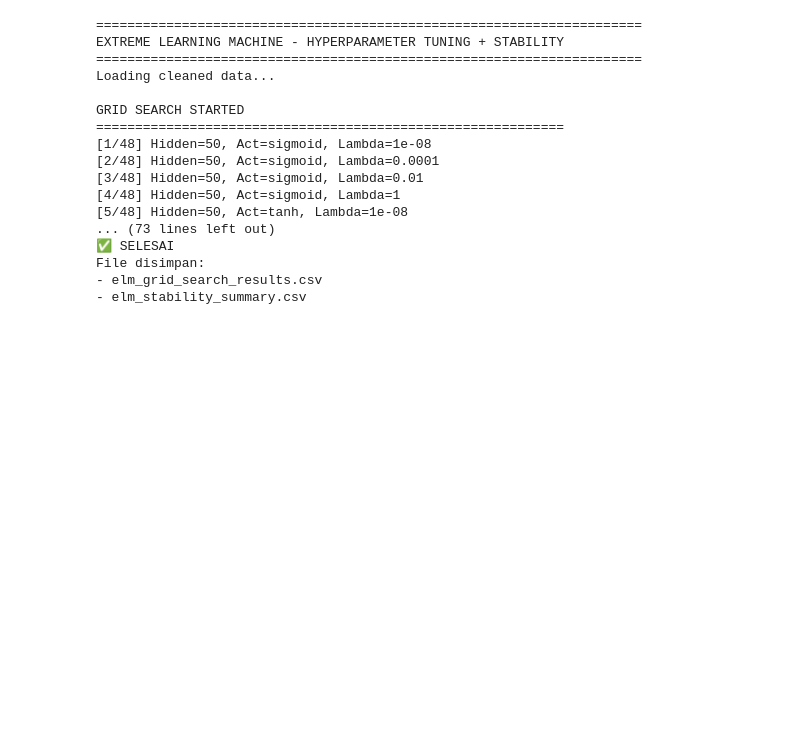
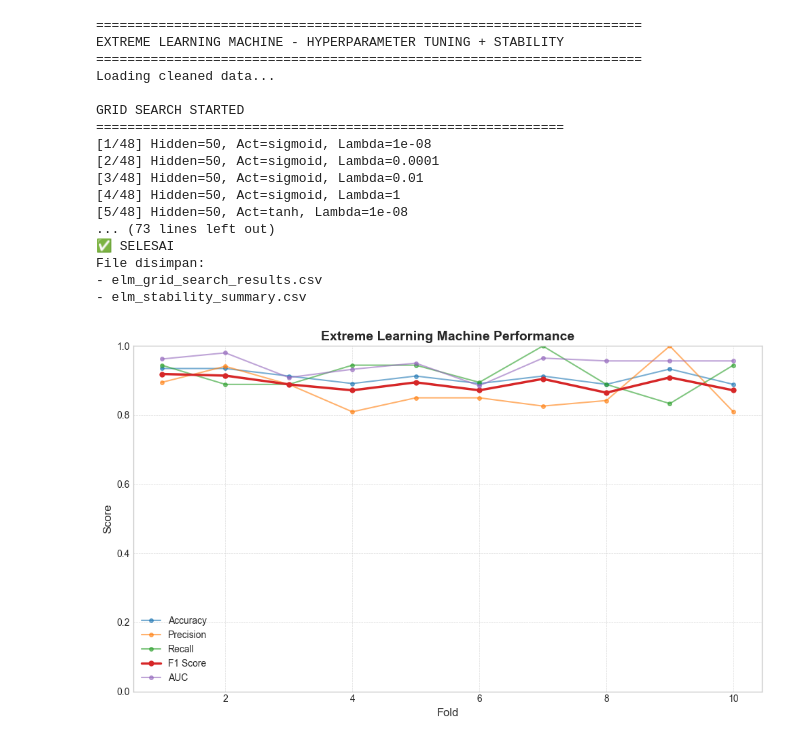
Before and after one commit to AryaaaSyaifuddin/PROPOSAL, a Jupyter notebook: 2-ELM-FINAL.ipynb, the cells around one changed output. Cells and saved outputs as stored; diff of their text form; code cells hidden in the pictures; blank space fills up the shorter version.

```diff
--- a/2-ELM-FINAL.ipynb
+++ b/2-ELM-FINAL.ipynb
@@ -345,3 +345,43 @@ GRID SEARCH STARTED
 File disimpan:
 - elm_grid_search_results.csv
 - elm_stability_summary.csv
+# %%
+import matplotlib.pyplot as plt
+
+# Data
+folds = list(range(1, 11))
+
+accuracy = [0.934783,0.934783,0.913043,0.891304,0.913043,0.891304,0.913043,0.888889,0.933333,0.888889]
+precision = [0.894737,0.941176,0.888889,0.809524,0.850000,0.850000,0.826087,0.842105,1.000000,0.809524]
+recall = [0.944444,0.888889,0.888889,0.944444,0.944444,0.894737,1.000000,0.888889,0.833333,0.944444]
+f1 = [0.918919,0.914286,0.888889,0.871795,0.894737,0.871795,0.904762,0.864865,0.909091,0.871795]
+auc = [0.962302,0.980159,0.908730,0.932540,0.950397,0.884990,0.964912,0.956790,0.956790,0.956790]
+
+plt.figure(figsize=(10,6))
+
+# 🔽 Metrik lain dibuat transparan
+plt.plot(folds, accuracy, marker='o', markersize=4, linewidth=1.5, alpha=0.6, label='Accuracy')
+plt.plot(folds, precision, marker='o', markersize=4, linewidth=1.5, alpha=0.6, label='Precision')
+plt.plot(folds, recall, marker='o', markersize=4, linewidth=1.5, alpha=0.6, label='Recall')
+plt.plot(folds, f1, marker='o', markersize=5, linewidth=2.5, alpha=1.0, label='F1 Score')
+plt.plot(folds, auc, marker='o', markersize=4, linewidth=1.5, alpha=0.6, label='AUC')
+
+
+# Judul & label
+plt.title("Extreme Learning Machine Performance", fontsize=14, fontweight='bold')
+plt.xlabel("Fold", fontsize=12)
+plt.ylabel("Score", fontsize=12)
+
+# Range
+plt.ylim(0, 1)
+
+# Grid
+plt.grid(True, linestyle='--', linewidth=0.5, alpha=0.7)
+
+# Legend
+plt.legend()
+
+plt.tight_layout()
+plt.show()
+# %% [output]
+[figure, added]
```
Also changed, not shown: 10 other files.
